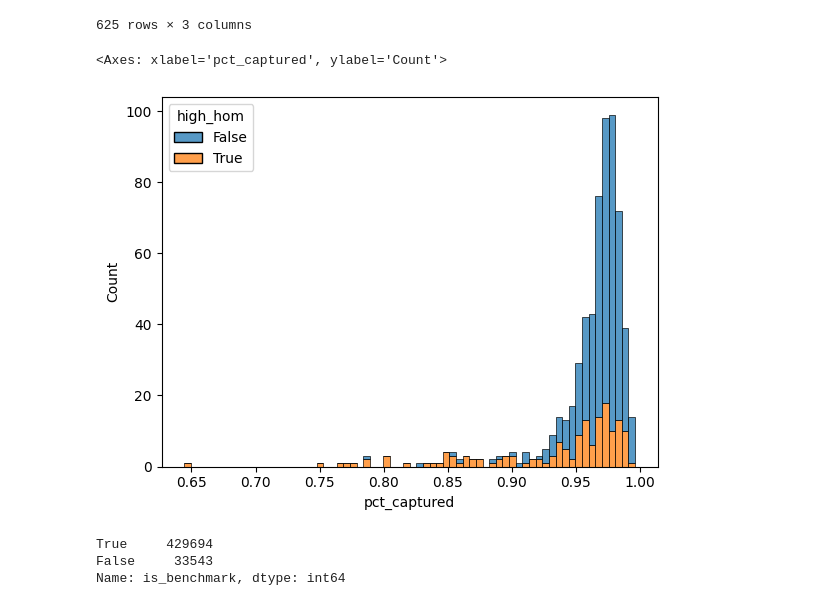
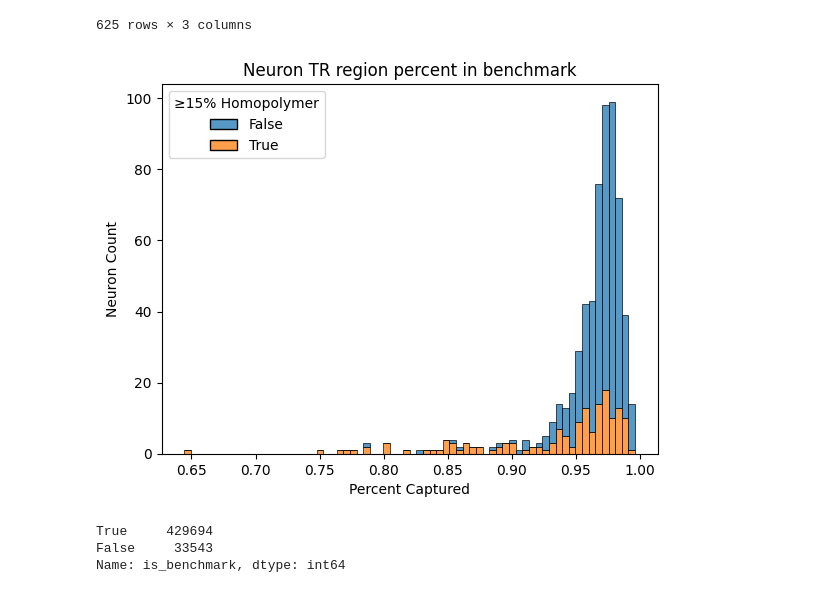
Before and after one commit to ACEnglish/adotto, a Jupyter notebook: manuscript/f2_benchmark/BenchmarkSOM.ipynb, the cells around one changed output. Drawn from its saved outputs; the diff is of its cells as text; code cells hidden in the pictures.

```diff
--- a/manuscript/f2_benchmark/BenchmarkSOM.ipynb
+++ b/manuscript/f2_benchmark/BenchmarkSOM.ipynb
@@ -100,13 +100,14 @@ m_view
 |  | 24 | 2530 | 2577 | 1.882421 |
 625 rows × 3 columns
 # %%
-m_view['high_hom'] = m_view['mean_hom_pct'] >= 15
+m_view['≥15% Homopolymer'] = m_view['mean_hom_pct'] >= 15
 m_view['pct_captured'] = m_view['benchmark_count'] / m_view['total']
 # %%
-sb.histplot(data=m_view, x="pct_captured", hue="high_hom", multiple='stack')
+p = sb.histplot(data=m_view, x="pct_captured", hue="≥15% Homopolymer", multiple='stack')
+p.set(title="Neuron TR region percent in benchmark", xlabel="Percent Captured", ylabel="Neuron Count")
+plt.savefig("sup_NeuronHomPolyDefic.pdf")
 # %% [output]
-<Axes: xlabel='pct_captured', ylabel='Count'>
-[figure, old version]
+[figure, new version]
 # %%
 catalog[catalog['hom_pct'] >= 15]['is_benchmark'].value_counts()
 # %% [output]
```
Also changed, not shown: 8 other files.
